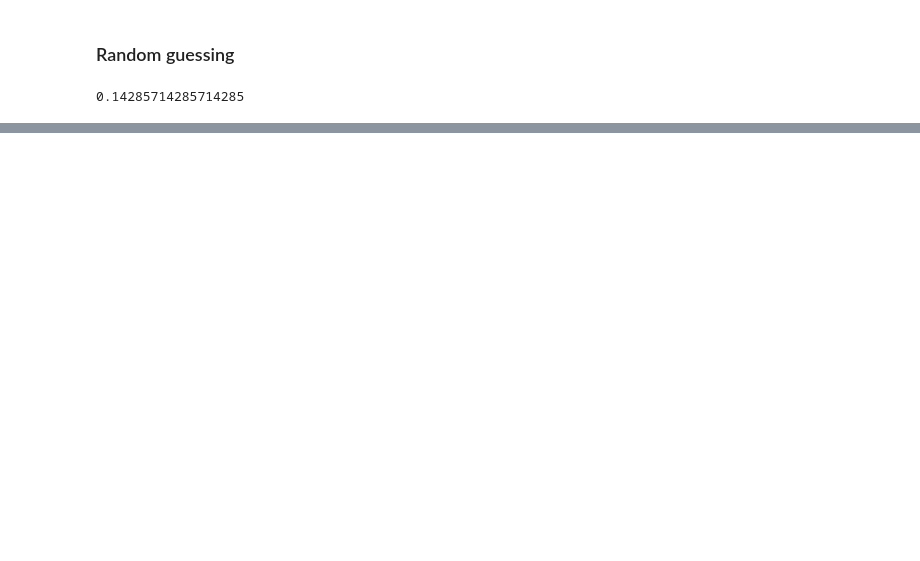
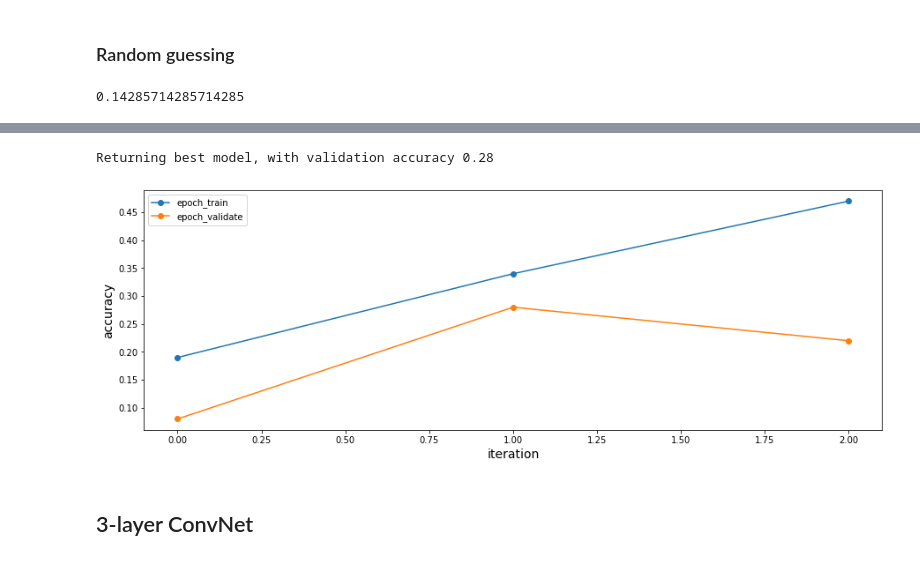
Before and after one commit to etrieschman/tree-finder, a Jupyter notebook: notebooks/preprocess_images.ipynb, the cells around one changed output, grey strips where cells are left out. Saved outputs shown, nothing was run; the diff lists cells and outputs as text; code cells hidden in the pictures; blank space fills up the shorter version.

```diff
--- a/notebooks/preprocess_images.ipynb
+++ b/notebooks/preprocess_images.ipynb
@@ -307,0 +243,21 @@ Got 32 / 247 correct (12.96)
+# %%
+hidden_layer_size = 4000
+
+model_fc = nn.Sequential(
+    Flatten(),
+    nn.Linear(IMAGE_DIM*IMAGE_DIM*3, hidden_layer_size),
+    nn.ReLU(),
+    nn.Linear(hidden_layer_size, len(class_names))
+    ).to(device)
+optimizer_fc = optim.SGD(model_fc.parameters(), lr=0.001, momentum=0.9, nesterov=True)
+schedlr_fc = lr_scheduler.StepLR(optimizer_fc, step_size=2, gamma=0.1) # lr decay
+criterion_fc = nn.CrossEntropyLoss()
+# %%
+acc_history_fc = train_model(model_fc, criterion_fc, optimizer_fc, schedlr_fc,
+                                     loaders, sizes, device, 3)
+plot_accs({key: acc_history_fc[key] for key in ['epoch_train', 'epoch_validate']})
+# %% [output]
+Returning best model, with validation accuracy 0.28
+[figure, added]
+# %% [markdown]
+## 3-layer ConvNet
```
Also changed, not shown: parts of 42 cells of this notebook, 5 other files.
